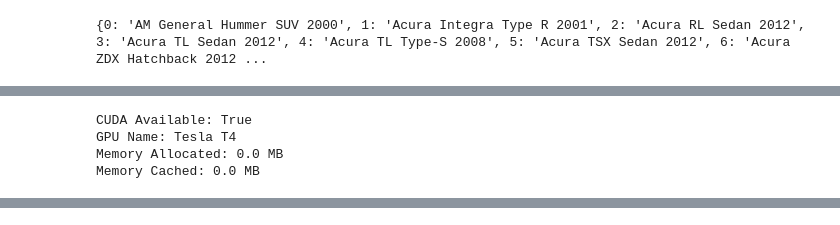
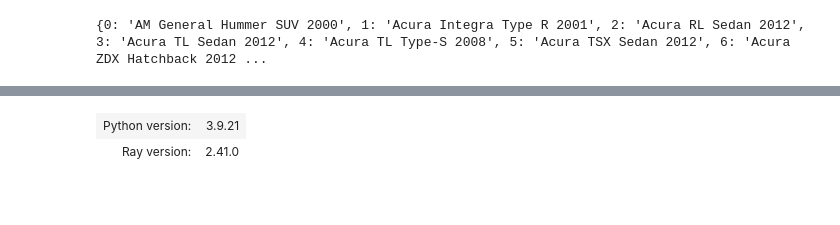
Before and after one commit to ngjasmine/car-classification-api, a Jupyter notebook: notebooks/hyperparameter-tuning-resnet50.ipynb, the cells around one changed output, grey strips where cells are left out. Drawn from its saved outputs; the diff is of its cells as text; code cells hidden in the pictures; blank space fills up the shorter version.

```diff
--- a/notebooks/hyperparameter-tuning-resnet50.ipynb
+++ b/notebooks/hyperparameter-tuning-resnet50.ipynb
@@ -289,10 +269,5 @@ ray.init(runtime_env={
-# %%
-print("CUDA Available:", torch.cuda.is_available())
-print("GPU Name:", torch.cuda.get_device_name(0) if torch.cuda.is_available() else "No GPU found")
-print("Memory Allocated:", torch.cuda.memory_allocated(0) / 1024**2, "MB")
-print("Memory Cached:", torch.cuda.memory_reserved(0) / 1024**2, "MB")
-# %% [output]
-CUDA Available: True
-GPU Name: Tesla T4
-Memory Allocated: 0.0 MB
-Memory Cached: 0.0 MB
+# %%
+ray.init(runtime_env={
+    "working_dir": "/Users/jas/Documents/car-classification-api"
+    })
+# %% [output]
@@ -299,3 +278,5 @@ Memory Cached: 0.0 MB
+| Python version: | 3.9.21 |
+| Ray version: | 2.41.0 |
 # %%
 # Hyperparameter tuning
 
```
Also changed, not shown: parts of 27 cells of this notebook.
